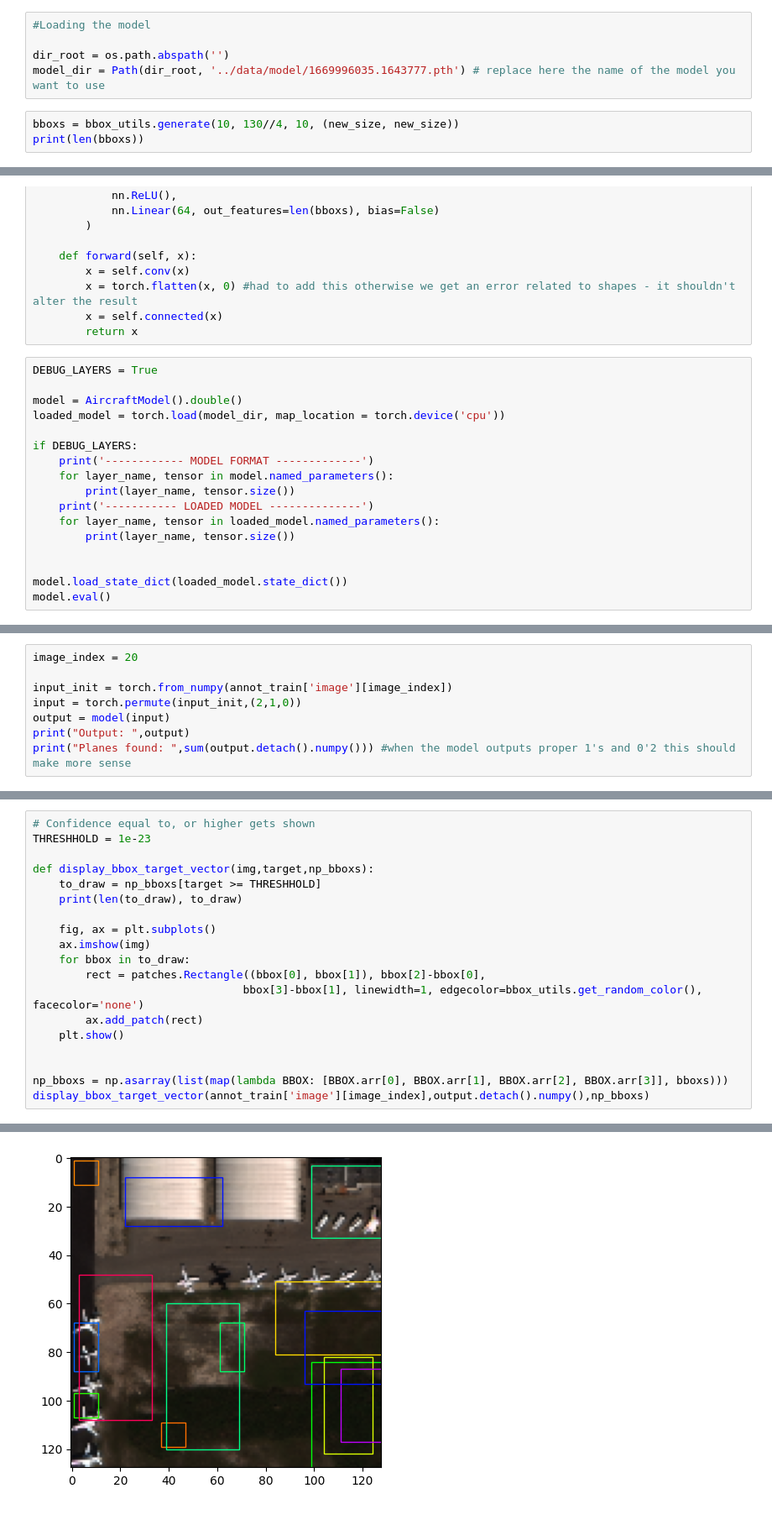
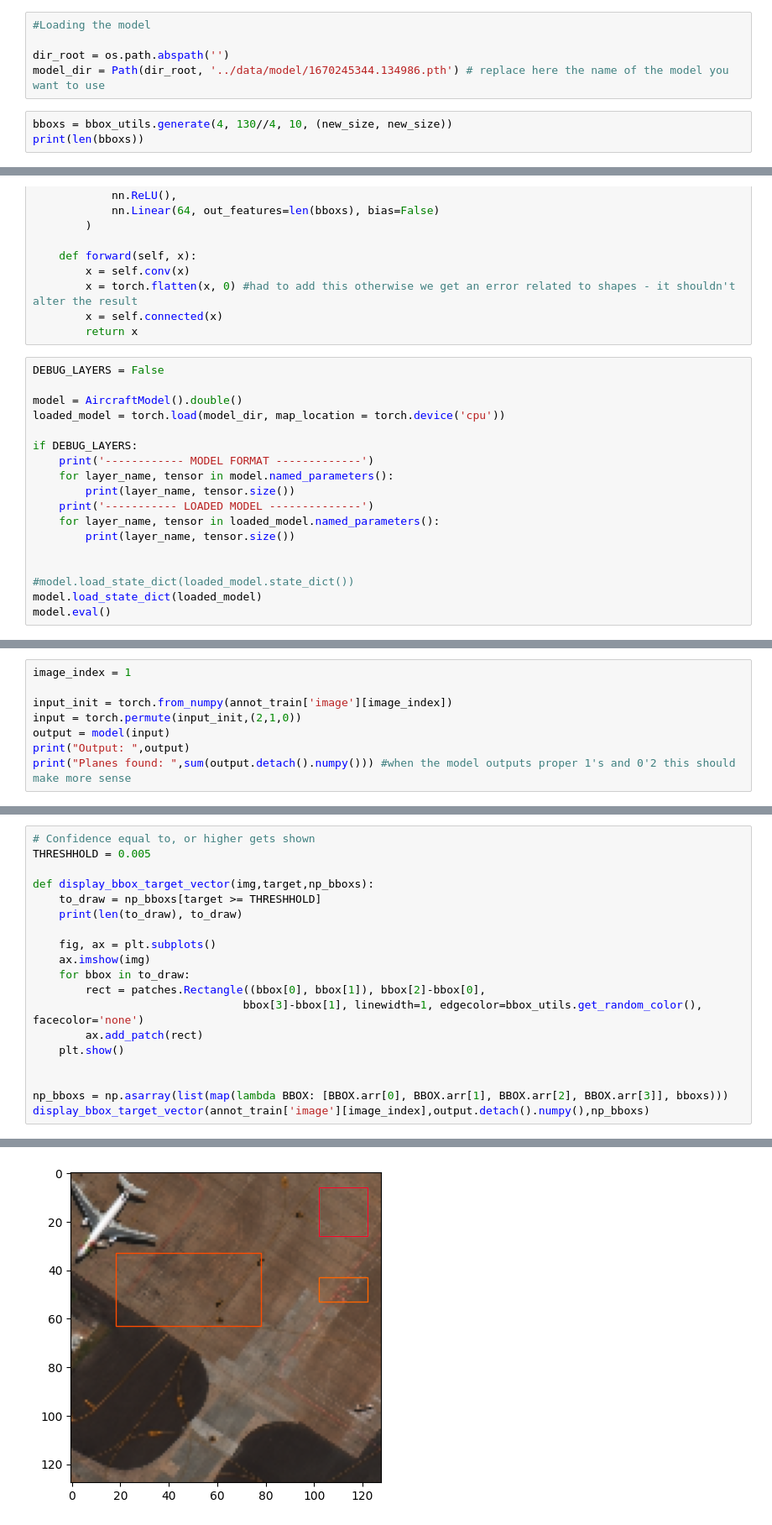
Before and after one commit to arturfabricio/aircraft-detection, a Jupyter notebook: src/inference.ipynb, the cells around one changed output, grey strips where cells are left out. Shown at 84% size. Drawn from its saved outputs; the diff is of its cells as text.

```diff
--- a/src/inference.ipynb
+++ b/src/inference.ipynb
@@ -36,8 +36,8 @@ def display_bbox_target_vector(img,target,np_bboxs):
 #Loading the model
 
 dir_root = os.path.abspath('')
-model_dir = Path(dir_root, '../data/model/1669996035.1643777.pth') # replace here the name of the model you want to use
+model_dir = Path(dir_root, '../data/model/1670245344.134986.pth') # replace here the name of the model you want to use
 # %%
-bboxs = bbox_utils.generate(10, 130//4, 10, (new_size, new_size))
+bboxs = bbox_utils.generate(4, 130//4, 10, (new_size, new_size))
 print(len(bboxs))
 # %% [output]
@@ -109,7 +109,7 @@ class AircraftModel(nn.Module):
         x = self.connected(x)
         return x
 # %%
-DEBUG_LAYERS = True
+DEBUG_LAYERS = False
 
 model = AircraftModel().double()
 loaded_model = torch.load(model_dir, map_location = torch.device('cpu'))
@@ -123,6 +123,7 @@ if DEBUG_LAYERS:
         print(layer_name, tensor.size())
 
 
-model.load_state_dict(loaded_model.state_dict())
+#model.load_state_dict(loaded_model.state_dict())
+model.load_state_dict(loaded_model)
 model.eval()
 # %% [output]
@@ -168,5 +149,5 @@ AircraftModel(
 # %%
-image_index = 20
+image_index = 1
 
 input_init = torch.from_numpy(annot_train['image'][image_index])
 input = torch.permute(input_init,(2,1,0))
@@ -181,6 +162,6 @@ Planes found:  1.3025167349972548e-22
 # %%
 # Confidence equal to, or higher gets shown
-THRESHHOLD = 1e-23
+THRESHHOLD = 0.005
 
 def display_bbox_target_vector(img,target,np_bboxs):
     to_draw = np_bboxs[target >= THRESHHOLD]
@@ -218 +186 @@ display_bbox_target_vector(annot_train['image'][image_index],output.detach().num
-[figure, old version]
+[figure, new version]
```
Also changed, not shown: parts of 5 cells of this notebook, 1 other file.
